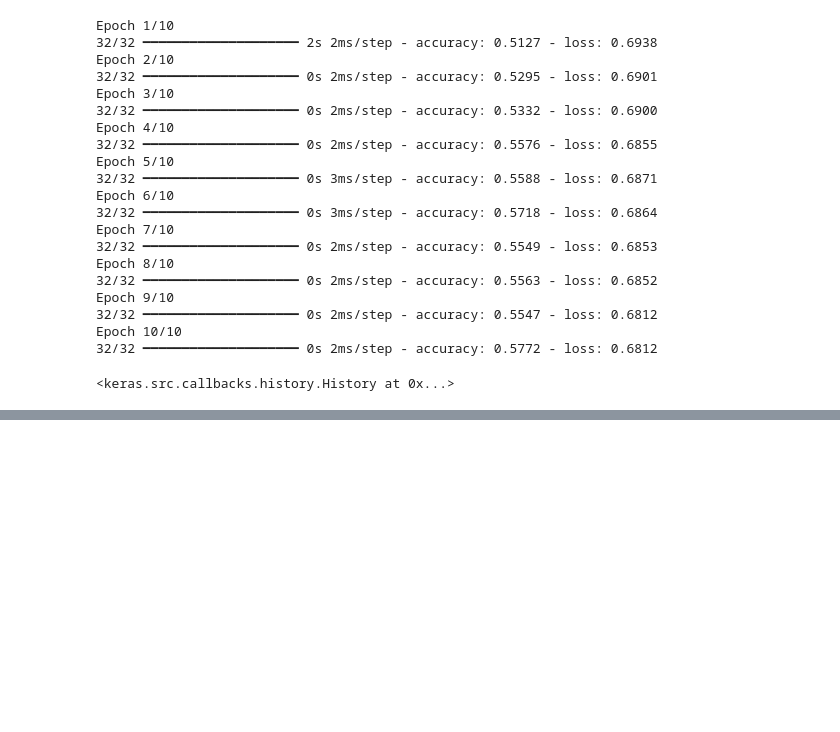
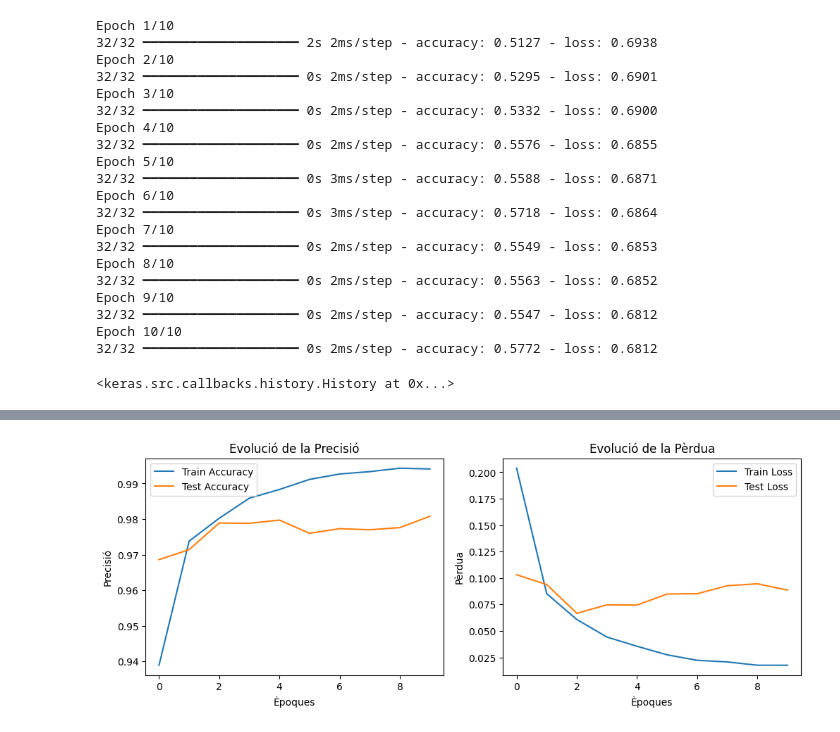
Before and after one commit to ManelSoengas/Python_LM, a Jupyter notebook: Python_3_DL.ipynb, the cells around one changed output, grey strips where cells are left out. Cells and saved outputs as stored; diff of their text form; code cells hidden in the pictures; blank space fills up the shorter version.

```diff
--- a/Python_3_DL.ipynb
+++ b/Python_3_DL.ipynb
@@ -147,0 +250,18 @@ Epoch 10/10
+# %%
+import tensorflow as tf
+from tensorflow.keras.models import Sequential
+from tensorflow.keras.layers import Dense, Flatten
+
+# Definim el model
+model = Sequential([
+    Flatten(input_shape=(28, 28)),  # Aplanem la imatge de 28x28 a un vector de 784
+    Dense(256, activation='relu'),  # Primera capa oculta amb ReLU
+    Dense(128, activation='relu'),  # Segona capa oculta
+    Dense(10, activation='softmax') # Capa de sortida (10 classes, softmax)
+])
+
+# Compilació del model
+model.compile(optimizer='adam', loss='categorical_crossentropy', metrics=['accuracy'])
+
+# Mostrem el resum del model
+model.summary()
@@ -147,0 +294,2 @@ Epoch 10/10
+# %%
+history = model.fit(X_train, y_train, epochs=10, batch_size=32, validation_data=(X_test, y_test))
@@ -147,0 +335,25 @@ Epoch 10/10
+# %%
+# Representació de la precisió i pèrdua durant l'entrenament
+plt.figure(figsize=(12, 4))
+
+# Precisió
+plt.subplot(1, 2, 1)
+plt.plot(history.history['accuracy'], label='Train Accuracy')
+plt.plot(history.history['val_accuracy'], label='Test Accuracy')
+plt.xlabel("Èpoques")
+plt.ylabel("Precisió")
+plt.legend()
+plt.title("Evolució de la Precisió")
+
+# Pèrdua
+plt.subplot(1, 2, 2)
+plt.plot(history.history['loss'], label='Train Loss')
+plt.plot(history.history['val_loss'], label='Test Loss')
+plt.xlabel("Èpoques")
+plt.ylabel("Pèrdua")
+plt.legend()
+plt.title("Evolució de la Pèrdua")
+
+plt.show()
+# %% [output]
+[figure, added]
```
Also changed, not shown: parts of 30 cells of this notebook.
